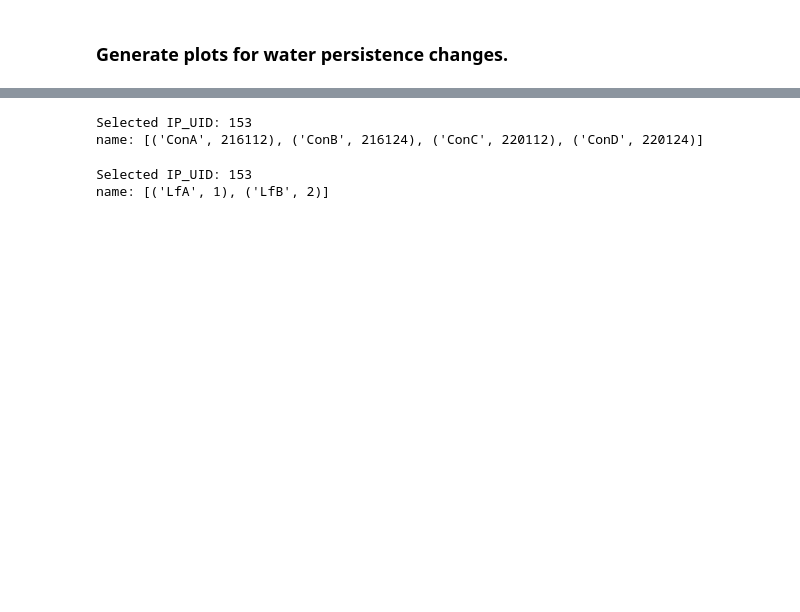
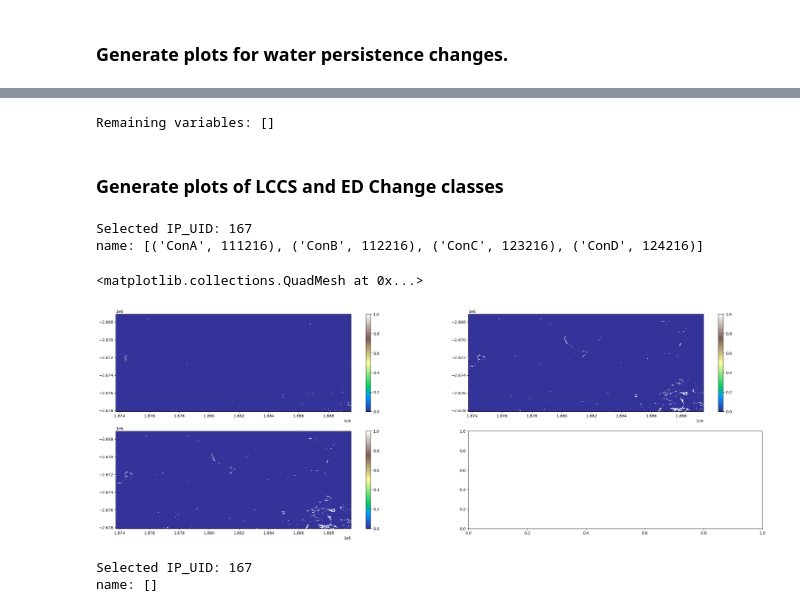
Before and after one commit to livingearth-system/living_coasts, a Jupyter notebook: 7_GCT_impacts.ipynb, the cells around one changed output, grey strips where cells are left out. Cells and saved outputs as stored; diff of their text form; code cells hidden in the pictures; blank space fills up the shorter version.

```diff
--- a/7_GCT_impacts.ipynb
+++ b/7_GCT_impacts.ipynb
@@ -621,6 +612,8 @@ from IPython.display import display, HTML
 # Load the dataset from the specified relative path
 #file_path = 'Working/Impacts and pressures_test_June.xlsx'
 file_path = 'gct/Impacts and pressures.xlsx'
+
+# https://prifysgolaber.sharepoint.com/:x:/r/sites/collaborate/living-earth/Shared%20Documents/Living%20Coasts/Data/Impacts%20and%20pressures.xlsx?d=w4b1066c36a284fafae02e9dcb8202cbb&csf=1&web=1&e=INfra2
 
 df = pd.read_excel(file_path, sheet_name='Australia')
 
@@ -641,7 +634,7 @@ cover_columns = ['CovA', 'CovB','CovC','CovD','CovE','CovF','CovG','CovH','CovI'
 waterstt_columns = ['Wstate']
 waterper_columns = ['WperA', 'WperB', 'WperC', 'WperD', 'WperE', 'WperF']
 biomass_columns = ['AGB_Ev', 'AGBSD_Ev']
-individual_columns = ['Canopycoa_Ev', 'Fire presence', 'Turbidity']
+pressure_columns = ['ActiveFire', 'Burnscar', 'Smoke', 'Turbidity', 'Flooding', 'Hydrograph', 'SnowExtent', 'Sediment', 'OceanAcidity', 'SeaSurfTemp', 'LandSurfTemp', 'AtmosTemp', 'AtmosPress', 'Precipitation', 'Windspeed', 'LightningStrikesData', 'SeaSurfaceHeight']
 
 # Create a dictionary to map each identifier to its associated evidence with values
 identifier_to_evidence = {}
@@ -664,8 +657,8 @@ for _, row in df.iterrows():
         'Cover_Evidence': [(col, format_value(row[col])) for col in cover_columns if pd.notnull(row[col])],
         'Waterstt_Evidence': [(col, format_value(row[col])) for col in waterstt_columns if pd.notnull(row[col])],
         'Waterper_Evidence': [(col, format_value(row[col])) for col in waterper_columns if pd.notnull(row[col])],
-        'Biomass_Evidence': [(col, format_value(row[col])) for col in biomass_columns if pd.notnull(row[col])]
-    }
+        'Biomass_Evidence': [(col, format_value(row[col])) for col in biomass_columns if pd.notnull(row[col])],
+        'Pressure_Evidence': [(col, format_value(row[col])) for col in pressure_columns if pd.notnull(row[col])]    }
     identifier_to_evidence[identifier] = evidence_with_values
 
 # Create the dropdown widgets for impacts and pressures with IDs
@@ -750,7 +743,7 @@ ignore_no_change = False
 change_vals_l3 = (start_l3 * 1000) + end_l3
 if ignore_no_change:
     change_vals_l3 = np.where(start_l3 == end_l3, 0, change_vals_l3)
-#level_3 = lc.level3[0].drop_vars("time")
+level_3 = lc.level3[0].drop_vars("time")
 
 obs_change_l3_t1_t2 = xr.DataArray(
     data=change_vals_l3,
@@ -963,0 +895,14 @@ ImpactSummary.plot()
+# %%
+L3Change = xr.Dataset(
+    {key: (['y', 'x'], value.data) for key, value in value.items()},
+    coords={
+        'x': L3L3.coords['x'],
+        'y': L3L3.coords['y'],
+    }
+)
+
+threshold = 0
+variable_keys = list(L3Change.data_vars)
+variables_to_drop = [var for var in variable_keys if L3Change[var].sum().item() == threshold]
+L3Change = L3Change.drop_vars(variables_to_drop)
+print("Remaining variables:", list(L3Change.data_vars))
@@ -964,3 +911,5 @@ ImpactSummary.plot()
+# %%
+L3Changet = xr.Dataset(L3Change).to_array()
 # %% [markdown]
 ### Generate plots for Lifeform changes.
 # %%
@@ -1226,0 +1189,16 @@ waterper[5].plot(ax=axs[1,2], cmap='terrain', add_labels=False)
+# %%
+WPChange = xr.Dataset(
+    {key: (['y', 'x'], value.data) for key, value in value.items()},
+    coords={
+        'x': CCCC.coords['x'],
+        'y': CCCC.coords['y'],
+    }
+)
+
+threshold = 0
+variable_keys = list(WPChange.data_vars)
+variables_to_drop = [var for var in variable_keys if WPChange[var].sum().item() == threshold]
+CCChange = WPChange.drop_vars(variables_to_drop)
+print("Remaining variables:", list(WPChange.data_vars))
+# %% [output]
+Remaining variables: []
@@ -1227,10 +1207,21 @@ waterper[5].plot(ax=axs[1,2], cmap='terrain', add_labels=False)
+# %% [markdown]
+### Generate plots of LCCS and ED Change classes
 # %%
 value = level3()
 # %% [output]
-Selected IP_UID: 153
-name: [('ConA', 216112), ('ConB', 216124), ('ConC', 220112), ('ConD', 220124)]
+Selected IP_UID: 167
+name: [('ConA', 111216), ('ConB', 112216), ('ConC', 123216), ('ConD', 124216)]
+# %%
+dataset_fig, axs = plt.subplots(nrows = 2, ncols = 2, figsize=(30, 10))
+L3Changet[0].plot(ax=axs[0,0], cmap='terrain', add_labels=False)
+L3Changet[1].plot(ax=axs[0,1], cmap='terrain', add_labels=False)
+L3Changet[1].plot(ax=axs[1,0], cmap='terrain', add_labels=False)
+#L3L3t[1].plot(ax=axs[1,1], cmap='terrain', add_labels=False)
+# %% [output]
+<matplotlib.collections.QuadMesh at 0x...>
+[figure, added]
 # %%
 value = lifeform()
 # %% [output]
-Selected IP_UID: 153
-name: [('LfA', 1), ('LfB', 2)]
+Selected IP_UID: 167
+name: []
```
Also changed, not shown: parts of 51 cells of this notebook, 3 other files.
